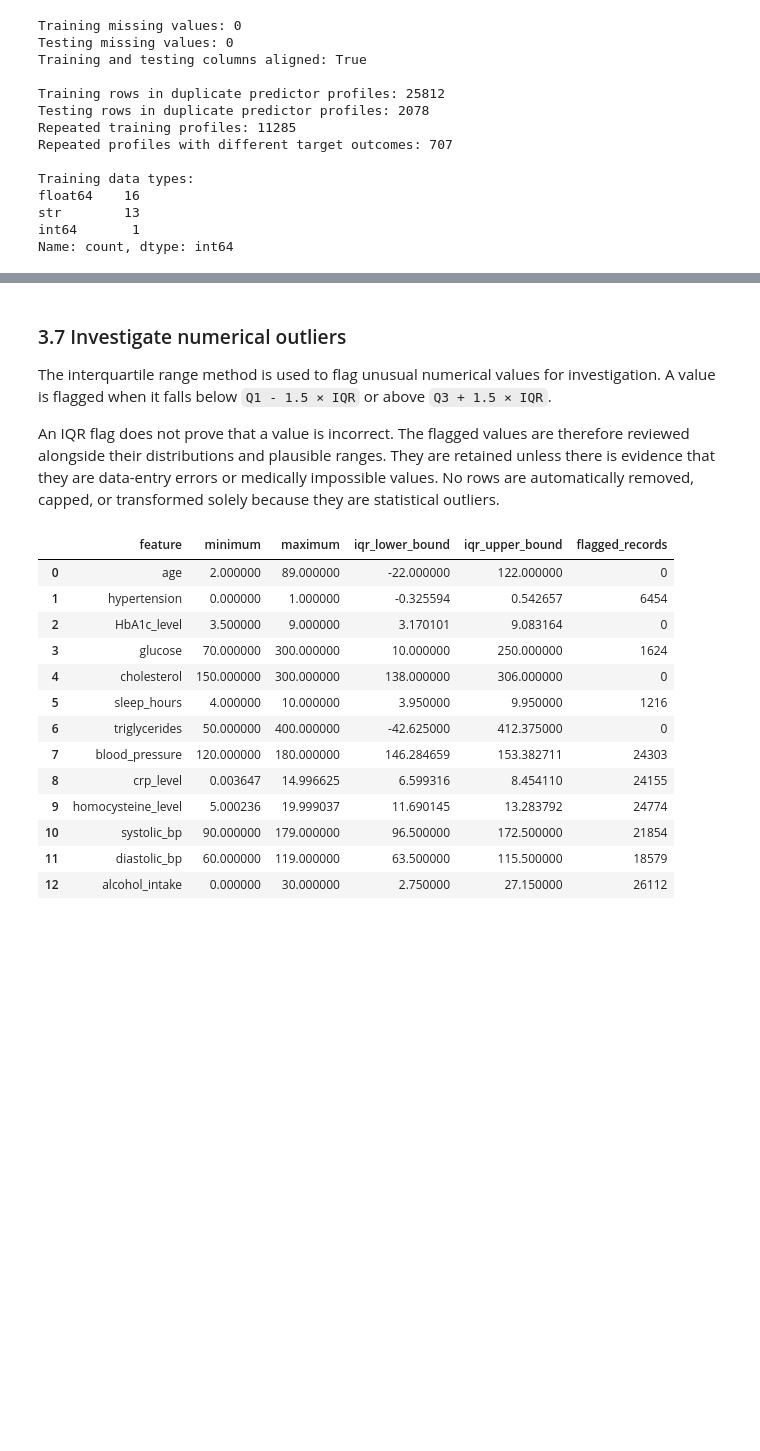
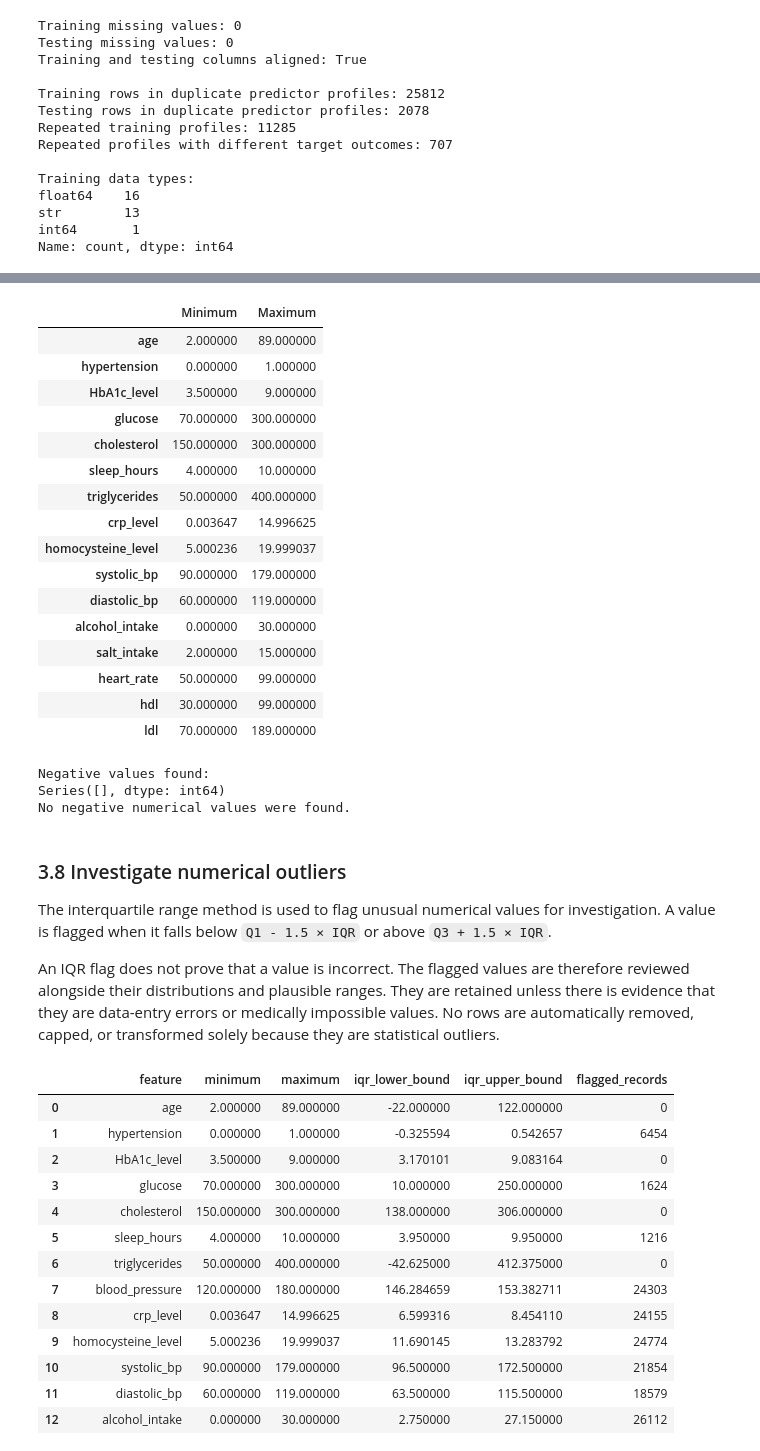
Before and after one commit to fatehbhular/Heart-Disease-Prediction-Model, a Jupyter notebook: notebooks-phase2/Task_3_Data Cleansing and Transformation.ipynb, the cells around one changed output, grey strips where cells are left out. Saved outputs shown, nothing was run; the diff lists cells and outputs as text; code cells hidden in the pictures; blank space fills up the shorter version.

```diff
--- a/notebooks-phase2/Task_3_Data Cleansing and Transformation.ipynb
+++ b/notebooks-phase2/Task_3_Data Cleansing and Transformation.ipynb
@@ -303,5 +319,62 @@ Name: count, dtype: int64
+# %%
+# Selects the main numerical attributes for the invalid-value check.
+columns_to_check = [
+    "age",
+    "hypertension",
+    "HbA1c_level",
+    "glucose",
+    "cholesterol",
+    "sleep_hours",
+    "triglycerides",
+    "crp_level",
+    "homocysteine_level",
+    "systolic_bp",
+    "diastolic_bp",
+    "alcohol_intake",
+    "salt_intake",
+    "heart_rate",
+    "hdl",
+    "ldl",
+]
+
+# Displays the minimum and maximum of each selected attribute.
+invalid_value_summary = X_train[columns_to_check].agg(["min", "max"]).transpose()
+invalid_value_summary.columns = ["Minimum", "Maximum"]
+display(invalid_value_summary)
+
+# Checks for negative values in measurements that should not be negative.
+negative_value_counts = (X_train[columns_to_check] < 0).sum()
+
+print("Negative values found:")
+print(negative_value_counts[negative_value_counts > 0])
+
+if (negative_value_counts > 0).any():
+    print("Negative values require further investigation.")
+else:
+    print("No negative numerical values were found.")
+# %% [output]
+|  | Minimum | Maximum |
+| age | 2.000000 | 89.000000 |
+| hypertension | 0.000000 | 1.000000 |
+| HbA1c_level | 3.500000 | 9.000000 |
+| glucose | 70.000000 | 300.000000 |
+| cholesterol | 150.000000 | 300.000000 |
+| sleep_hours | 4.000000 | 10.000000 |
+| triglycerides | 50.000000 | 400.000000 |
+| crp_level | 0.003647 | 14.996625 |
+| homocysteine_level | 5.000236 | 19.999037 |
+| systolic_bp | 90.000000 | 179.000000 |
+| diastolic_bp | 60.000000 | 119.000000 |
+| alcohol_intake | 0.000000 | 30.000000 |
+| salt_intake | 2.000000 | 15.000000 |
+| heart_rate | 50.000000 | 99.000000 |
+| hdl | 30.000000 | 99.000000 |
+| ldl | 70.000000 | 189.000000 |
+Negative values found:
+Series([], dtype: int64)
+No negative numerical values were found.
 # %% [markdown]
-### 3.7 Investigate numerical outliers
+### 3.8 Investigate numerical outliers
 
 The interquartile range method is used to flag unusual numerical values for investigation. A value is flagged when it falls below `Q1 - 1.5 × IQR` or above `Q3 + 1.5 × IQR`.
 
```
Also changed, not shown: parts of 15 cells of this notebook, 4 other files.
